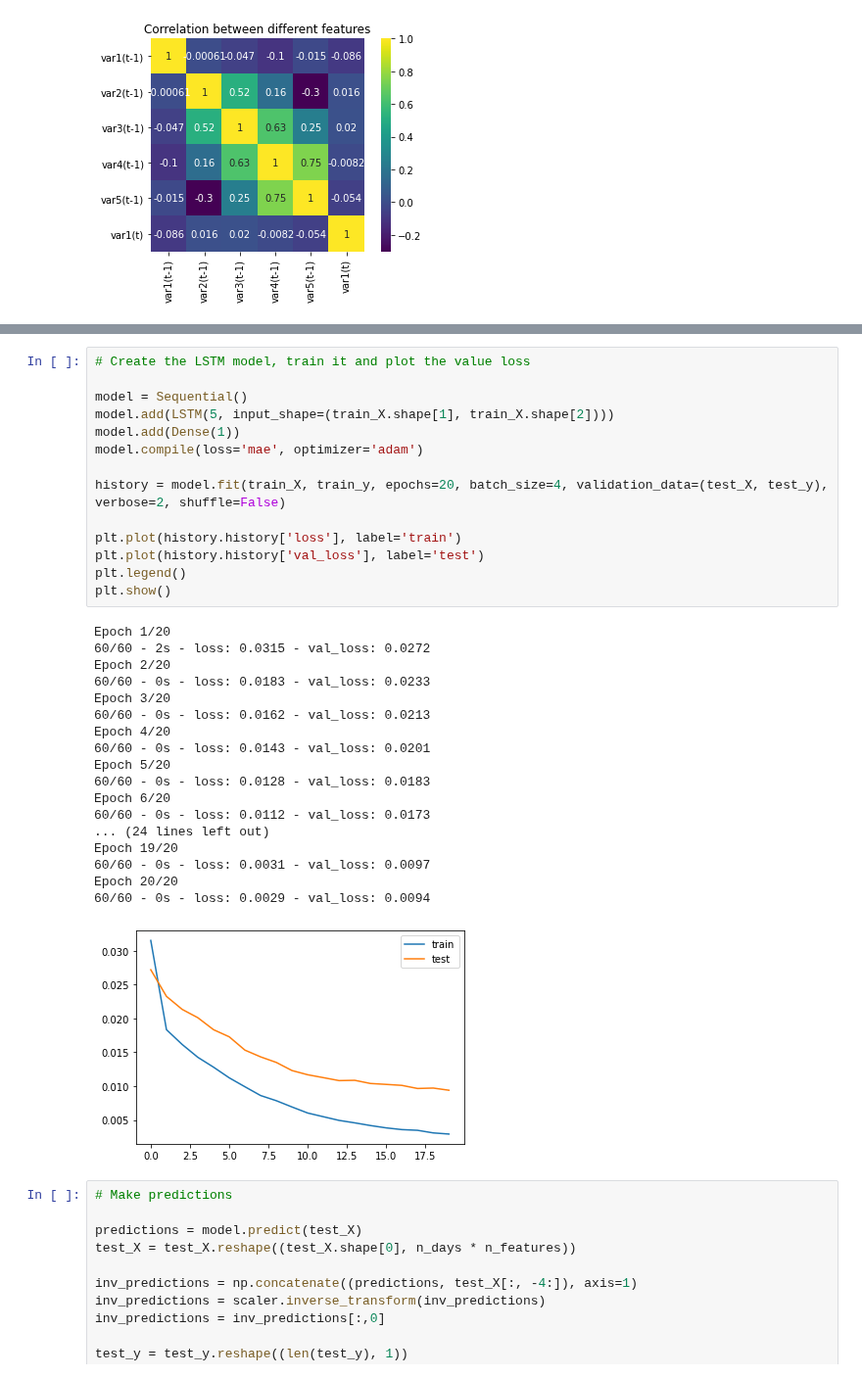
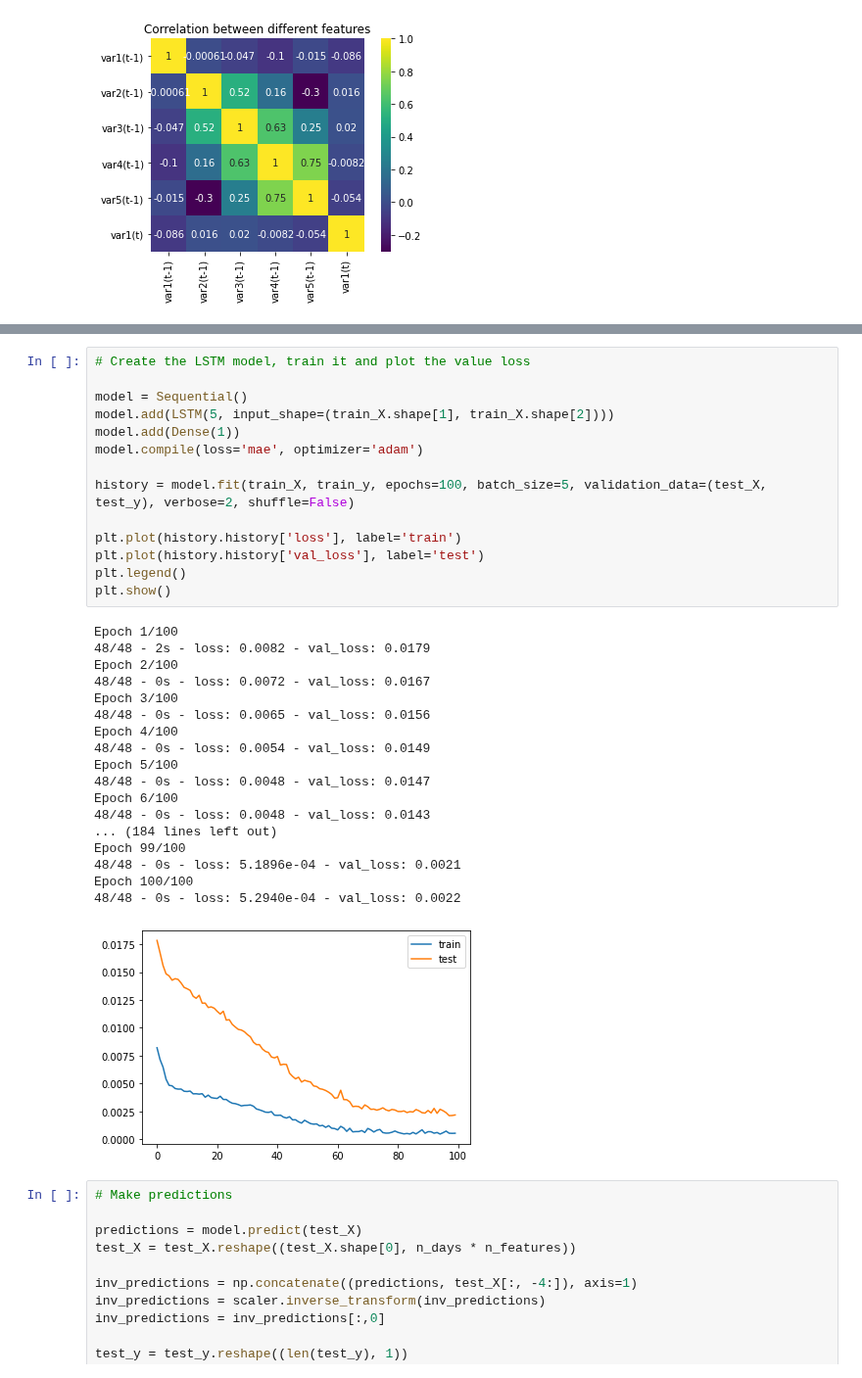
Before and after one commit to prbpedro/tcc_puc, a Jupyter notebook: src/4_build_lstm_model.ipynb, the cells around one changed output, grey strips where cells are left out. Shown at 98% size. Saved outputs shown, nothing was run; the diff lists cells and outputs as text.

```diff
--- a/src/4_build_lstm_model.ipynb
+++ b/src/4_build_lstm_model.ipynb
@@ -130,36 +136,36 @@ test_X = test_X.reshape((test_X.shape[0], n_days, n_features))
 # %%
 # Create the LSTM model, train it and plot the value loss
 
 model = Sequential()
 model.add(LSTM(5, input_shape=(train_X.shape[1], train_X.shape[2])))
 model.add(Dense(1))
 model.compile(loss='mae', optimizer='adam')
 
-history = model.fit(train_X, train_y, epochs=20, batch_size=4, validation_data=(test_X, test_y), verbose=2, shuffle=False)
+history = model.fit(train_X, train_y, epochs=100, batch_size=5, validation_data=(test_X, test_y), verbose=2, shuffle=False)
 
 plt.plot(history.history['loss'], label='train')
 plt.plot(history.history['val_loss'], label='test')
 plt.legend()
 plt.show()
 # %% [output]
-Epoch 1/20
-60/60 - 2s - loss: 0.0315 - val_loss: 0.0272
-Epoch 2/20
-60/60 - 0s - loss: 0.0183 - val_loss: 0.0233
-Epoch 3/20
-60/60 - 0s - loss: 0.0162 - val_loss: 0.0213
-Epoch 4/20
-60/60 - 0s - loss: 0.0143 - val_loss: 0.0201
-Epoch 5/20
-60/60 - 0s - loss: 0.0128 - val_loss: 0.0183
-Epoch 6/20
-60/60 - 0s - loss: 0.0112 - val_loss: 0.0173
-... (24 lines left out)
-Epoch 19/20
-60/60 - 0s - loss: 0.0031 - val_loss: 0.0097
-Epoch 20/20
-60/60 - 0s - loss: 0.0029 - val_loss: 0.0094
+Epoch 1/100
+48/48 - 2s - loss: 0.0082 - val_loss: 0.0179
+Epoch 2/100
+48/48 - 0s - loss: 0.0072 - val_loss: 0.0167
+Epoch 3/100
+48/48 - 0s - loss: 0.0065 - val_loss: 0.0156
+Epoch 4/100
+48/48 - 0s - loss: 0.0054 - val_loss: 0.0149
+Epoch 5/100
+48/48 - 0s - loss: 0.0048 - val_loss: 0.0147
+Epoch 6/100
+48/48 - 0s - loss: 0.0048 - val_loss: 0.0143
+... (184 lines left out)
+Epoch 99/100
+48/48 - 0s - loss: 5.1896e-04 - val_loss: 0.0021
+Epoch 100/100
+48/48 - 0s - loss: 5.2940e-04 - val_loss: 0.0022
-[figure, old version]
+[figure, new version]
 # %%
 # Make predictions
 
```
Also changed, not shown: parts of 3 cells of this notebook, 1 other file.
